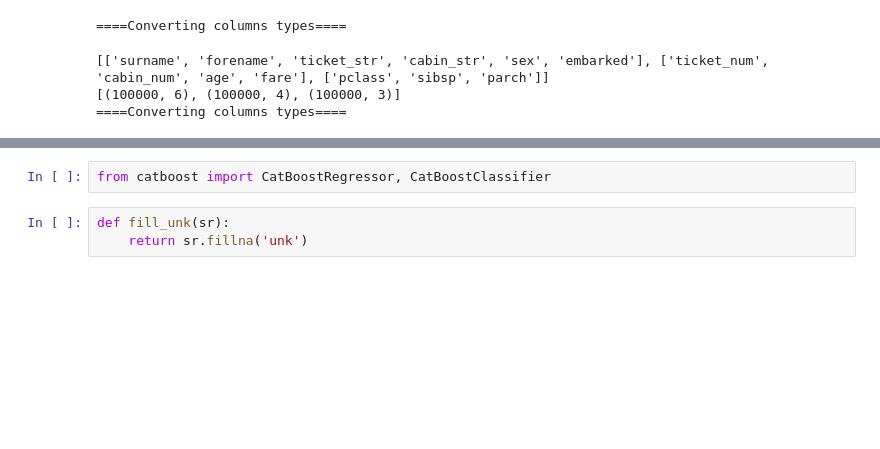
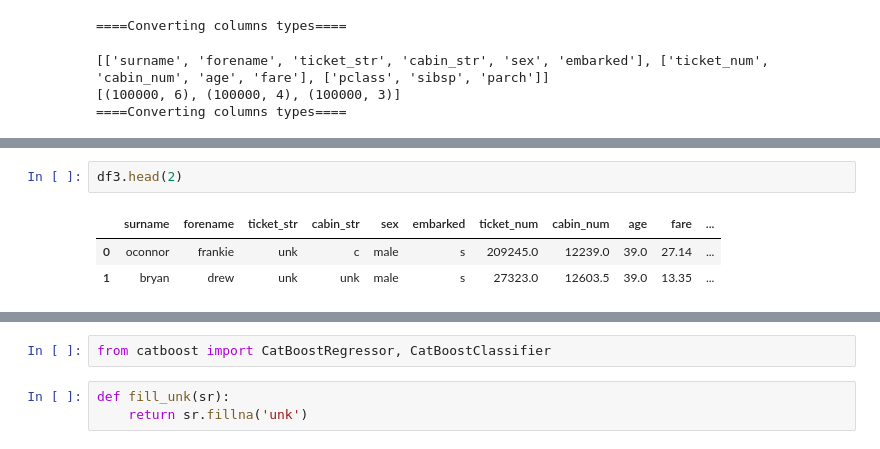
Before and after one commit to trantrikien239/ml_practice, a Jupyter notebook: sklearn_pipeline/kaggle_tabular/pipeline.ipynb, the cells around one changed output, grey strips where cells are left out. Drawn from its saved outputs; the diff is of its cells as text; blank space fills up the shorter version.

```diff
--- a/sklearn_pipeline/kaggle_tabular/pipeline.ipynb
+++ b/sklearn_pipeline/kaggle_tabular/pipeline.ipynb
@@ -379,0 +515,6 @@ df3
+# %%
+df3.head(2)
+# %% [output]
+|  | surname | forename | ticket_str | cabin_str | sex | embarked | ticket_num | cabin_num | age | fare | ... |
+| 0 | oconnor | frankie | unk | c | male | s | 209245.0 | 12239.0 | 39.0 | 27.14 | ... |
+| 1 | bryan | drew | unk | unk | male | s | 27323.0 | 12603.5 | 39.0 | 13.35 | ... |
```
Also changed, not shown: parts of 28 cells of this notebook.
